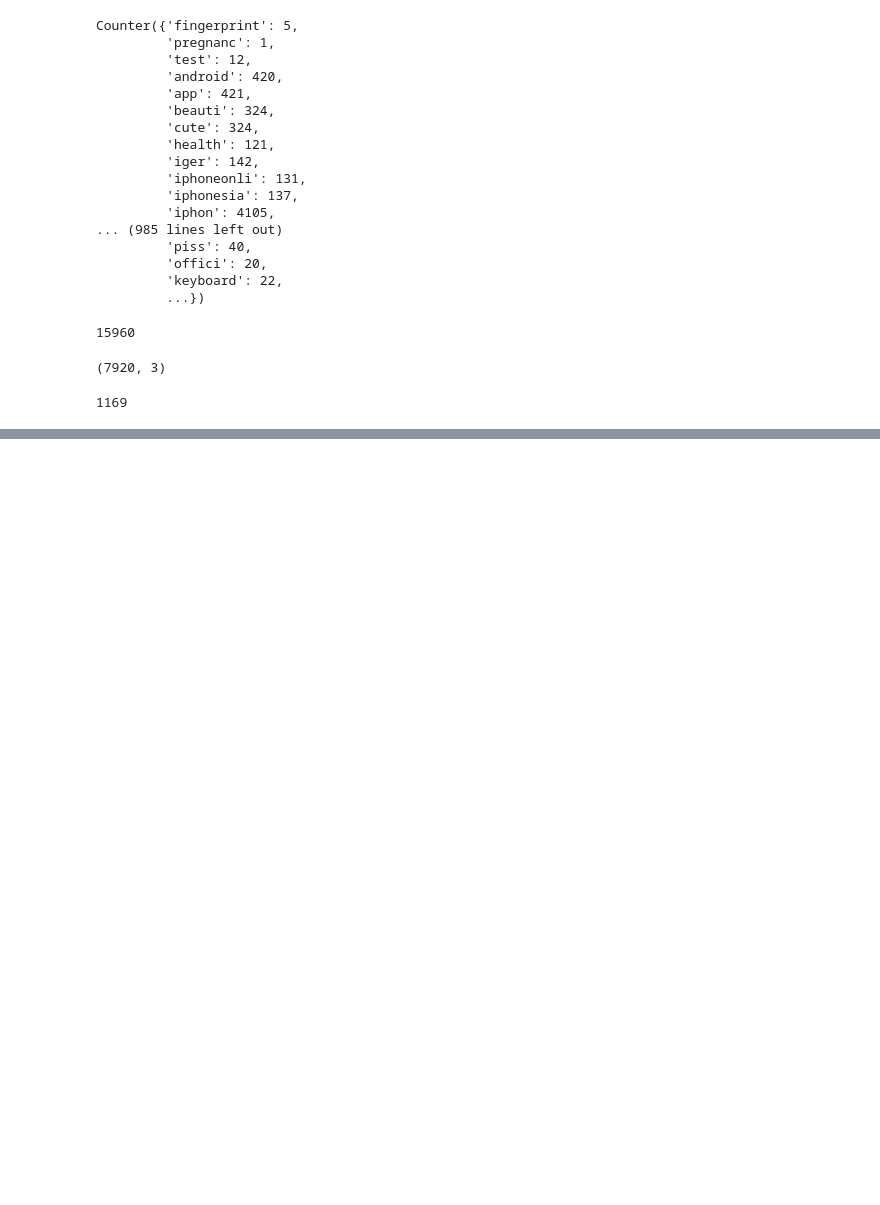
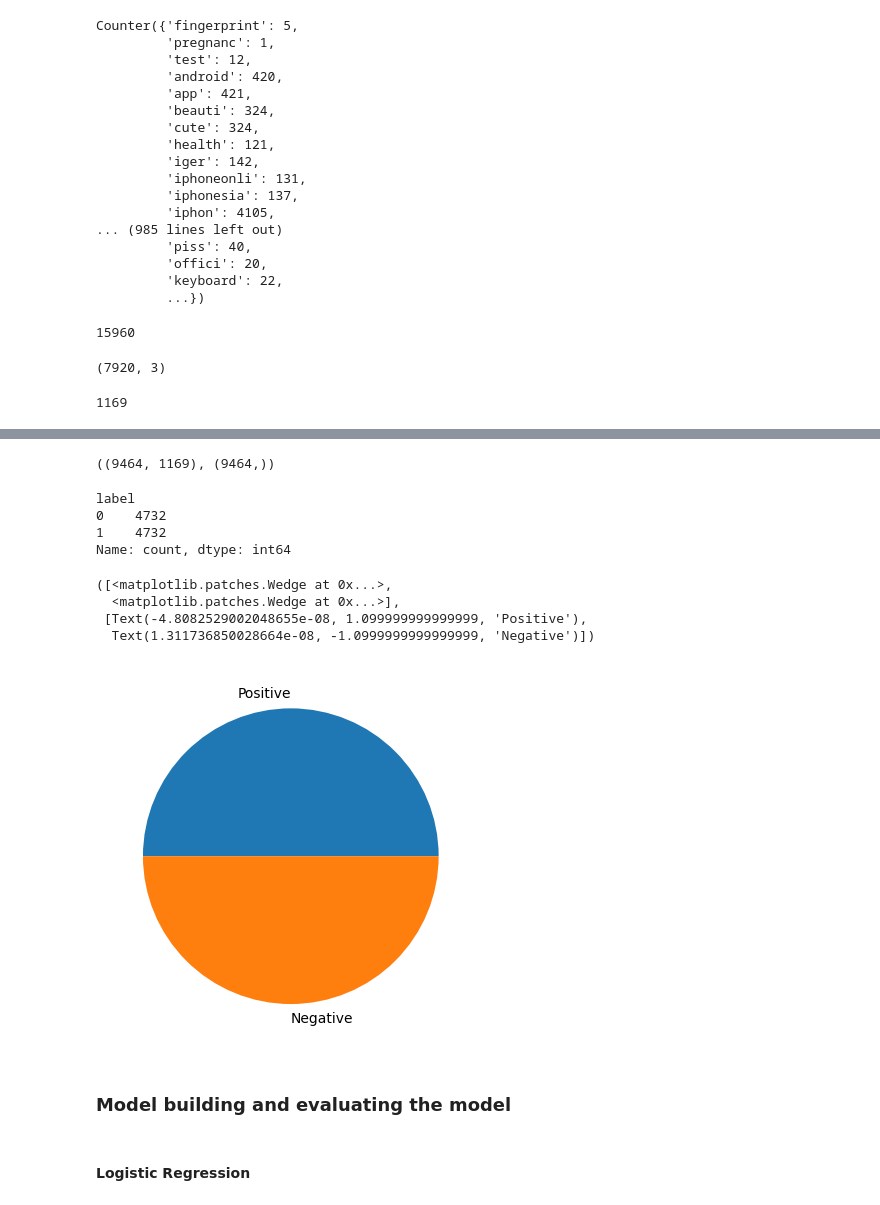
Before and after one commit to HMGUNASEKARA/Sentiment-Analysis-, a Jupyter notebook: Notebooks/Untitled.ipynb, the cells around one changed output, grey strips where cells are left out. Drawn from its saved outputs; the diff is of its cells as text; code cells hidden in the pictures; blank space fills up the shorter version.

```diff
--- a/Notebooks/Untitled.ipynb
+++ b/Notebooks/Untitled.ipynb
@@ -273,0 +363,19 @@ save_vocabulary(tokens, '../static/model/vocabulary.txt') # Call the function
+# %%
+# Ok before build the model I have to concert the catergarical varible in to the numarical
+def vectorization(ds, vocabulary):  # enter the data set and vobulary
+    vectorized_lst = []   # create empty set after fill this and got as output
+
+    for sentence in ds:
+        sentence_lst = np.zeros(len(vocabulary))  # By going one by one of and our sentence and make the array have zeros
+
+        for i in range (len(vocabulary)):   # Then we check the sentence and vocabiulary,
+            if vocabulary[i] in sentence.split():  # If sentence have that ward put 1 otherwise put zero
+                sentence_lst[i] = 1
+
+        vectorized_lst.append(sentence_lst)  # After one sentence append that into the vectorized lst
+
+    vectorized_lst_new = np.asarray(vectorized_lst, dtype=np.float32)
+    return(vectorized_lst_new)
+# %%
+# Convart the train_data set into vectorization, Now our data set is vectorized
+vectorizes_x_train = vectorization(x_train,tokens)
@@ -273,0 +404,24 @@ save_vocabulary(tokens, '../static/model/vocabulary.txt') # Call the function
+# %%
+# For haddle this I used SMOTE technique for this
+from imblearn.over_sampling import SMOTE
+smote = SMOTE()
+vectorized_x_train_smote, y_train_smote = smote.fit_resample(vectorizes_x_train,y_train)
+vectorized_x_train_smote.shape , y_train_smote.shape
+# %% [output]
+((9464, 1169), (9464,))
+# %%
+y_train_smote.value_counts()
+# %% [output]
+label
+0    4732
+1    4732
+Name: count, dtype: int64
+# %%
+plt.pie(np.array([y_train_smote.value_counts()[0], y_train_smote.value_counts()[1]]),labels = ['Positive','Negative'])
+# Ok now , Train data set is balanced,
+# %% [output]
+([<matplotlib.patches.Wedge at 0x...>,
+  <matplotlib.patches.Wedge at 0x...>],
+ [Text(-4.8082529002048655e-08, 1.099999999999999, 'Positive'),
+  Text(1.311736850028664e-08, -1.0999999999999999, 'Negative')])
+[figure, added]
@@ -273,0 +436,2 @@ save_vocabulary(tokens, '../static/model/vocabulary.txt') # Call the function
+# %% [markdown]
+### Model building and  evaluating the model
@@ -273,0 +461,2 @@ save_vocabulary(tokens, '../static/model/vocabulary.txt') # Call the function
+# %% [markdown]
+#### Logistic Regression
```
Also changed, not shown: parts of 26 cells of this notebook, 1 other file.
